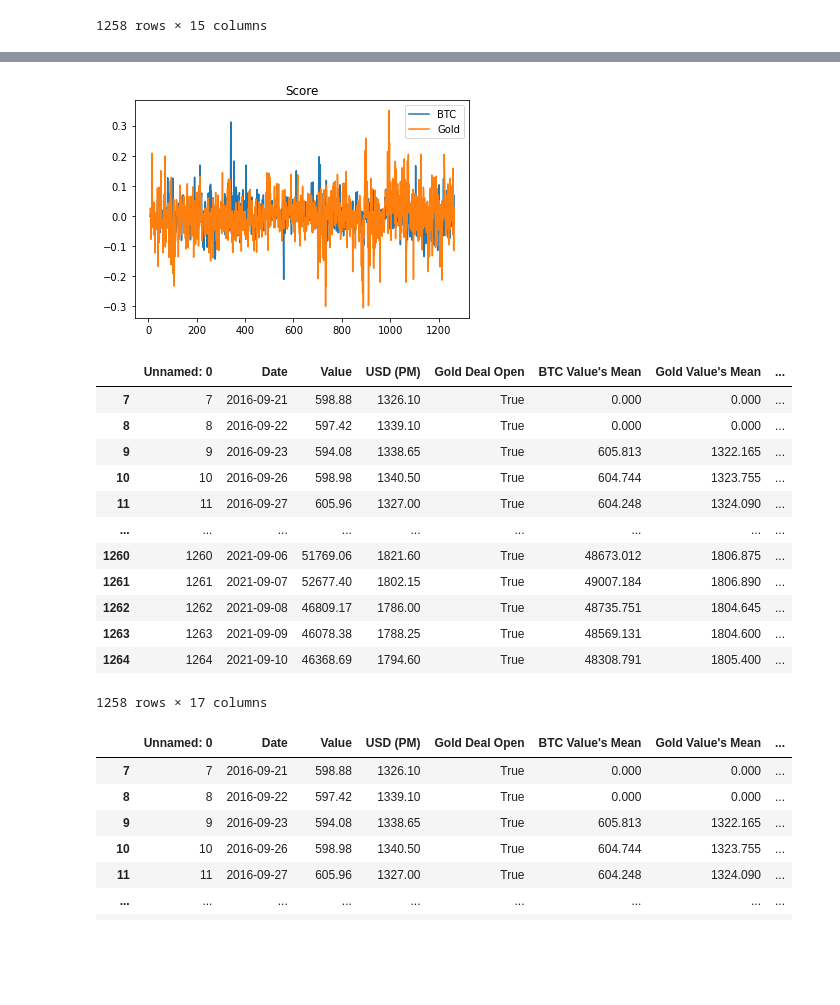
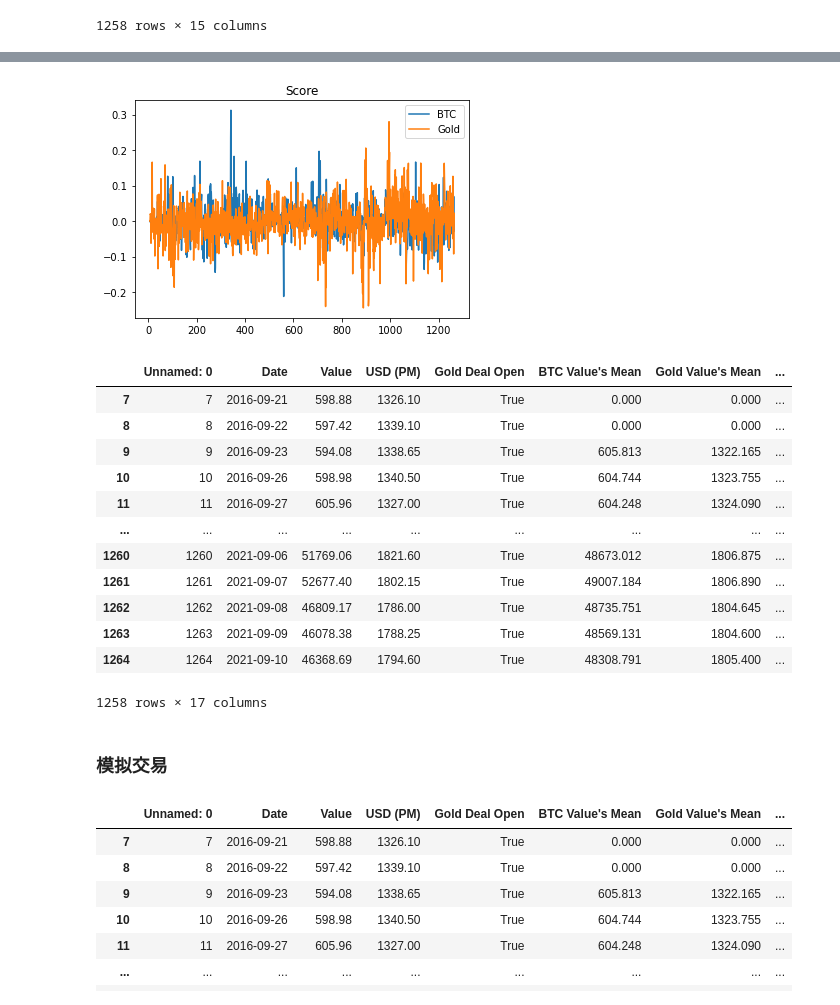
Before and after one commit to SalHe/mcm-2022, a Jupyter notebook: try-trade2.ipynb, the cells around one changed output, grey strips where cells are left out. Saved outputs shown, nothing was run; the diff lists cells and outputs as text; code cells hidden in the pictures; blank space fills up the shorter version.

```diff
--- a/try-trade2.ipynb
+++ b/try-trade2.ipynb
@@ -68,16 +83,19 @@ all_tradings
 # %%
-# 这里定两个常数，虽然按照实际情况来说我们不应该知道后面二段数据
-# 但是可以认为我们是设置了一个合适的常熟
-
-all_tradings[LABEL_BTC_SCORE] = (all_tradings[LABEL_BTC_INCREASE_PERCENT] * 0.8 + all_tradings[LABEL_BIAS_BTC] * 0.2)
-all_tradings[LABEL_GOLD_SCORE] = (all_tradings[LABEL_GOLD_INCREASE_PERCENT] * 0.8 + all_tradings[LABEL_BIAS_GOLD] * 0.2) / 0.1
+all_tradings[LABEL_BTC_SCORE] = (
+    all_tradings[LABEL_BTC_INCREASE_PERCENT] * 0.8 + all_tradings[LABEL_BIAS_BTC] * 0.2)
+all_tradings[LABEL_GOLD_SCORE] = (
+    all_tradings[LABEL_GOLD_INCREASE_PERCENT] * 0.8 + all_tradings[LABEL_BIAS_GOLD] * 0.2)
+scale_factor = (all_tradings[LABEL_BTC_SCORE].max() - all_tradings[LABEL_BTC_SCORE].min()) / (
+    all_tradings[LABEL_GOLD_SCORE].max() - all_tradings[LABEL_GOLD_SCORE].min())
+all_tradings[LABEL_GOLD_SCORE] *= scale_factor
 all_tradings.fillna(0, inplace=True)
 
-plot_and_show('Score', all_tradings[LABEL_GOLD_SCORE], all_tradings[LABEL_BTC_SCORE])
+plot_and_show(
+    'Score', all_tradings[LABEL_GOLD_SCORE], all_tradings[LABEL_BTC_SCORE])
 
 all_tradings
 # %% [output]
-[figure, old version]
+[figure, new version]
 |  | Unnamed: 0 | Date | Value | USD (PM) | Gold Deal Open | BTC Value's Mean | Gold Value's Mean | ... |
 | 7 | 7 | 2016-09-21 | 598.88 | 1326.10 | True | 0.000 | 0.000 | ... |
 | 8 | 8 | 2016-09-22 | 597.42 | 1339.10 | True | 0.000 | 0.000 | ... |
@@ -91,6 +109,8 @@ all_tradings
 | 1263 | 1263 | 2021-09-09 | 46078.38 | 1788.25 | True | 48569.131 | 1804.600 | ... |
 | 1264 | 1264 | 2021-09-10 | 46368.69 | 1794.60 | True | 48308.791 | 1805.400 | ... |
 1258 rows × 17 columns
+# %% [markdown]
+### 模拟交易
 # %%
 def try_trade(commission_rate_gold = 0.02, commission_rate_btc = 0.01, sell_percent=0.8, buy_percent=0.05, score_base=0.1):
     all_tradings[LABEL_ASSETS_CASH] = 10000.0
```
Also changed, not shown: parts of 5 cells of this notebook.
